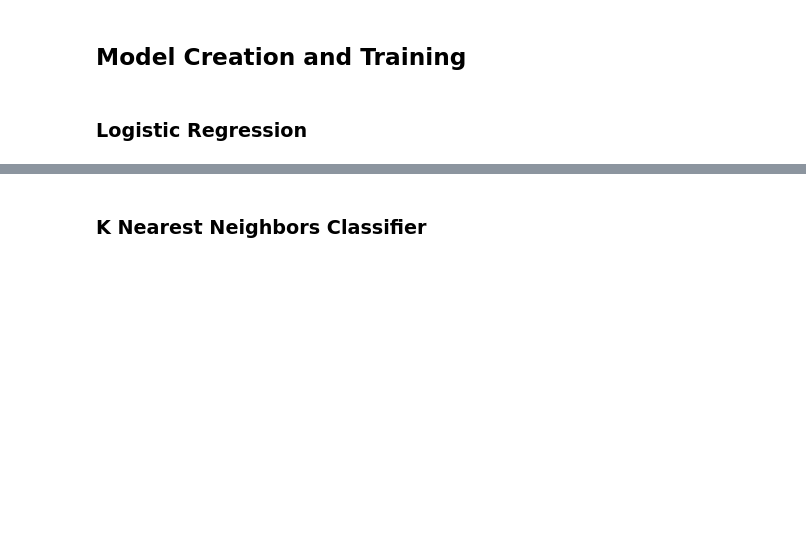
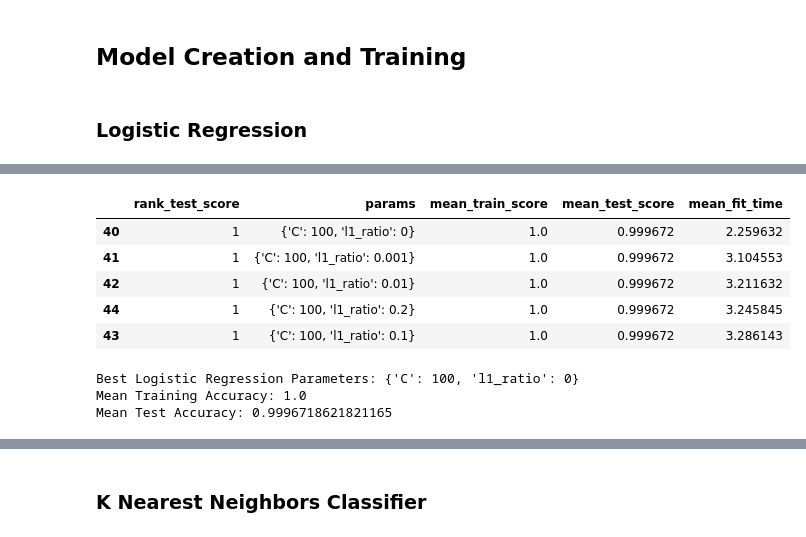
Before and after one commit to AvinashBisram/Machine-Learning, a Jupyter notebook: Classification/Classification Comparison.ipynb, the cells around one changed output, grey strips where cells are left out. Drawn from its saved outputs; the diff is of its cells as text; code cells hidden in the pictures; blank space fills up the shorter version.

```diff
--- a/Classification/Classification Comparison.ipynb
+++ b/Classification/Classification Comparison.ipynb
@@ -1612,0 +1658,25 @@ logisticRegressionCV = GridSearchCV(estimator=LogisticRegression(), param_grid=p
+# %%
+# Top 5 best performing models
+
+logisticRegressionCVDF = pd.DataFrame()
+logisticRegressionCVDF['rank_test_score'] = logisticRegressionCV.cv_results_['rank_test_score']
+logisticRegressionCVDF['params'] = logisticRegressionCV.cv_results_['params']
+logisticRegressionCVDF['mean_train_score'] = logisticRegressionCV.cv_results_['mean_train_score']
+logisticRegressionCVDF['mean_test_score'] = logisticRegressionCV.cv_results_['mean_test_score']
+logisticRegressionCVDF['mean_fit_time'] = logisticRegressionCV.cv_results_['mean_fit_time']
+
+display(logisticRegressionCVDF.sort_values(by=['rank_test_score','mean_fit_time'],axis=0).head())
+
+bestIndex = list(logisticRegressionCV.cv_results_['rank_test_score']).index(1)
+
+print(f"Best Logistic Regression Parameters: {logisticRegressionCV.cv_results_['params'][bestIndex]}\nMean Training Accuracy: {logisticRegressionCV.cv_results_['mean_train_score'][bestIndex]}\nMean Test Accuracy: {logisticRegressionCV.cv_results_['mean_test_score'][bestIndex]}")
+# %% [output]
+|  | rank_test_score | params | mean_train_score | mean_test_score | mean_fit_time |
+| 40 | 1 | {'C': 100, 'l1_ratio': 0} | 1.0 | 0.999672 | 2.259632 |
+| 41 | 1 | {'C': 100, 'l1_ratio': 0.001} | 1.0 | 0.999672 | 3.104553 |
+| 42 | 1 | {'C': 100, 'l1_ratio': 0.01} | 1.0 | 0.999672 | 3.211632 |
+| 44 | 1 | {'C': 100, 'l1_ratio': 0.2} | 1.0 | 0.999672 | 3.245845 |
+| 43 | 1 | {'C': 100, 'l1_ratio': 0.1} | 1.0 | 0.999672 | 3.286143 |
+Best Logistic Regression Parameters: {'C': 100, 'l1_ratio': 0}
+Mean Training Accuracy: 1.0
+Mean Test Accuracy: 0.9996718621821165
```
Also changed, not shown: parts of 5 cells of this notebook.
